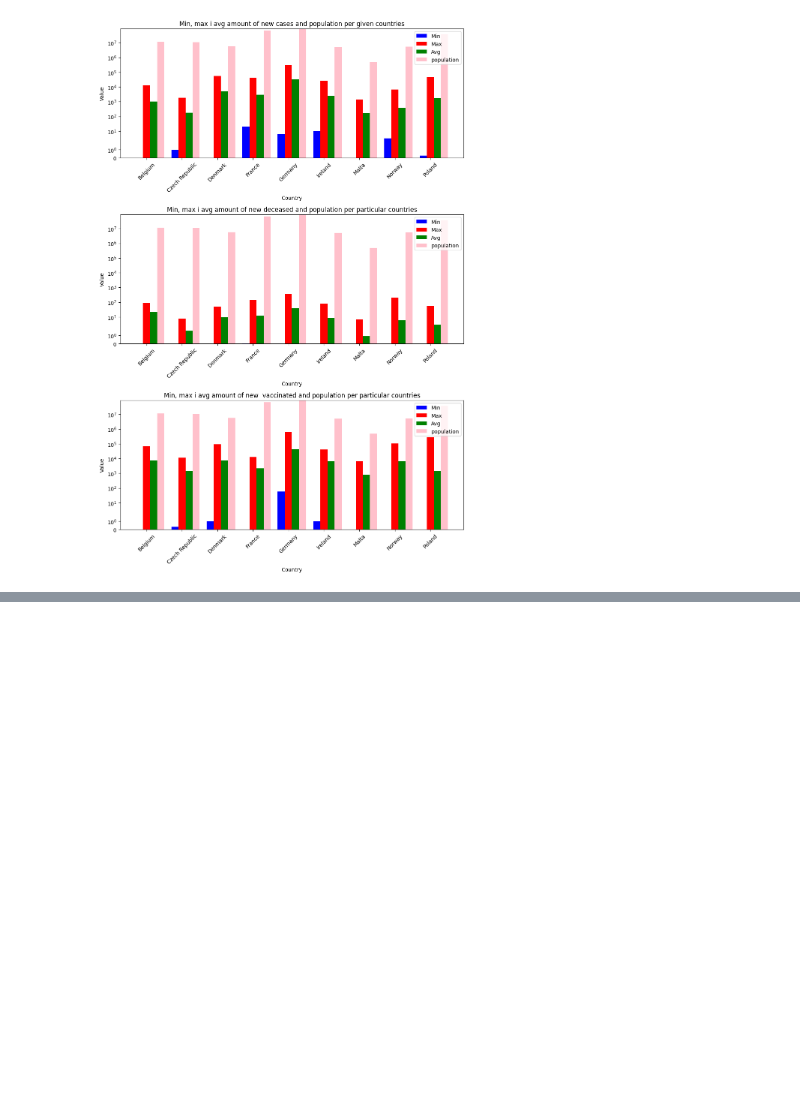
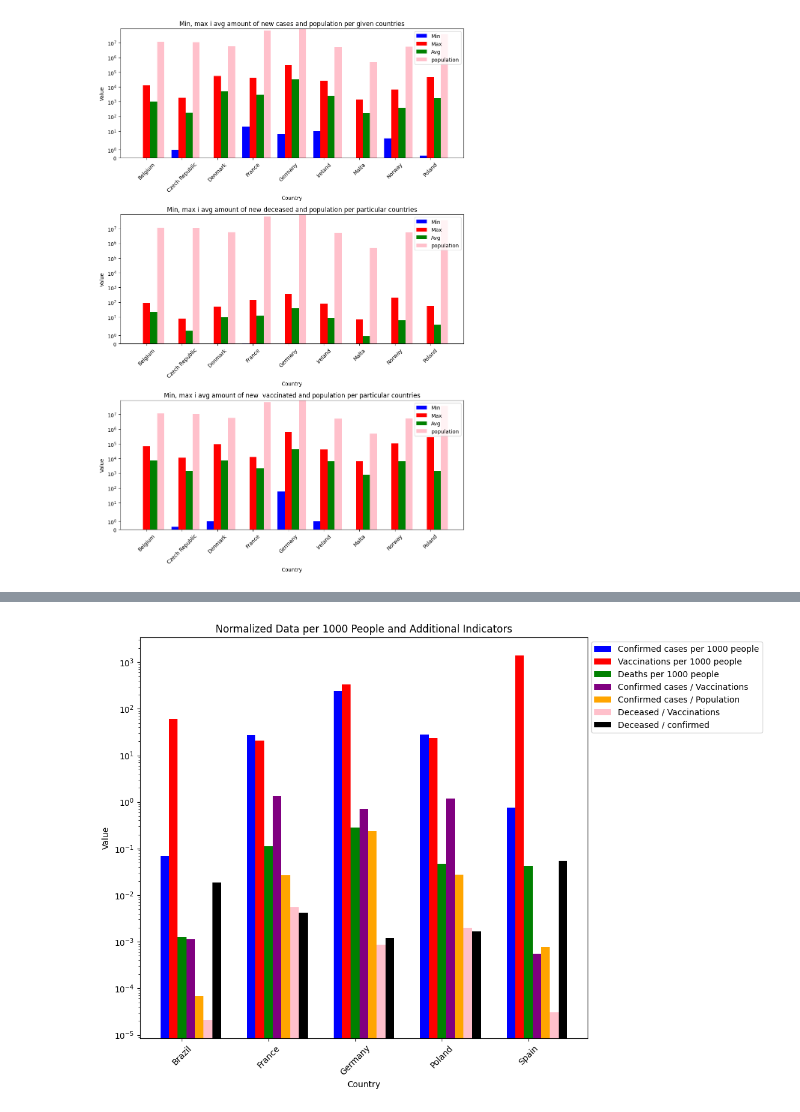
Before and after one commit to qmacdom/BigData, a Jupyter notebook: zad2.ipynb, the cells around one changed output, grey strips where cells are left out. Drawn from its saved outputs; the diff is of its cells as text; code cells hidden in the pictures; blank space fills up the shorter version.

```diff
--- a/zad2.ipynb
+++ b/zad2.ipynb
@@ -354,0 +369,80 @@ plt.show()
+# %%
+import matplotlib.pyplot as plt
+import numpy as np
+
+persons = 1000
+countries = ['Poland', 'Germany', 'France', 'Spain', 'Brazil']
+
+# Filtrowanie danych
+merged_country_df = merged_country_df.drop_duplicates(subset='country_name')
+df_filtered = merged_covid_df[merged_covid_df['country_name'].isin(countries)]
+
+# Grupowanie danych po kraju
+sum_values = df_filtered.groupby('country_name').agg({
+    'new_confirmed': 'sum',
+    'new_deceased': 'sum',
+    'new_persons_vaccinated': 'sum'
+})
+sum_values.reset_index(inplace=True)
+
+# Dodanie populacji do danych
+sum_values['population'] = sum_values['country_name'].map(merged_country_df.set_index('country_name')['population'])
+
+# Normalizacja: liczba zachorowań na 1000 osób
+sum_values['confirmed_per_1000'] = (sum_values['new_confirmed'] / sum_values['population']) * persons
+
+# Normalizacja: liczba szczepień na 1000 osób
+sum_values['persons_vaccinated_per_1000'] = (sum_values['new_persons_vaccinated'] / sum_values['population']) * persons
+
+# Normalizacja: liczba zgonów na 1000 osób
+sum_values['deceased_per_1000'] = (sum_values['new_deceased'] / sum_values['population']) * persons
+
+# Dodatkowe normalizacje:
+# 1. Stosunek liczby zachorowań do liczby zaszczepionych na 1000 osób
+sum_values['confirmed_to_vaccinated_ratio'] = sum_values['confirmed_per_1000'] / sum_values['persons_vaccinated_per_1000']
+
+# 2. Liczba zachorowań na osobę w danym kraju
+sum_values['confirmed_per_person'] = sum_values['new_confirmed'] / sum_values['population']
+
+# 3. Stosunek zgonów do przypadków zachorowań (deaths per cases)
+sum_values['deaths_per_case'] = sum_values['new_deceased'] / sum_values['new_confirmed']
+
+# 4. Stosunek liczby zachorowań do populacji
+sum_values['confirmed_to_population_ratio'] = sum_values['new_confirmed'] / sum_values['population']
+
+# 5. Stosunek liczby zgonów do szczepień
+sum_values['deceased_to_persons_vaccinated'] = sum_values['deceased_per_1000'] / sum_values['persons_vaccinated_per_1000']
+
+# 6. Stosunek liczby zgonów do zachorowań
+sum_values['deceased_to_confirmed'] = sum_values['deceased_per_1000'] / sum_values['confirmed_per_1000']
+
+index = np.arange(len(sum_values['country_name']))
+bar_width = 0.1
+
+fig, ax = plt.subplots(figsize=(12, 8))
+
+# Tworzenie różnych słupków dla normalizowanych danych
+ax.bar(index - 2 * bar_width, sum_values['confirmed_per_1000'], bar_width, color='blue', label='Confirmed cases per 1000 people')
+ax.bar(index - bar_width, sum_values['persons_vaccinated_per_1000'], bar_width, color='red', label='Vaccinations per 1000 people')
+ax.bar(index, sum_values['deceased_per_1000'], bar_width, color='green', label='Deaths per 1000 people')
+
+# Dodanie etykiet dla innych normalizacji
+ax.bar(index + bar_width, sum_values['confirmed_to_vaccinated_ratio'], bar_width, color='purple', label='Confirmed cases / Vaccinations')
+ax.bar(index + 2 * bar_width, sum_values['confirmed_to_population_ratio'], bar_width, color='orange', label='Confirmed cases / Population')
+ax.bar(index + 3 * bar_width, sum_values['deceased_to_persons_vaccinated'], bar_width, color='pink', label='Deceased / Vaccinations')
+ax.bar(index + 4 * bar_width, sum_values['deceased_to_confirmed'], bar_width, color='black', label='Deceased / confirmed')
+
+
+
+ax.set_xlabel('Country')
+ax.set_ylabel('Value')
+ax.set_yscale('log')
+ax.set_xticks(index)
+ax.set_xticklabels(sum_values['country_name'], rotation=45)
+ax.legend(loc='upper right', bbox_to_anchor=(1.4, 1))
+ax.set_title('Normalized Data per 1000 People and Additional Indicators')
+
+plt.tight_layout()
+plt.show()
+# %% [output]
+[figure, added]
```
Also changed, not shown: parts of 2 cells of this notebook.
